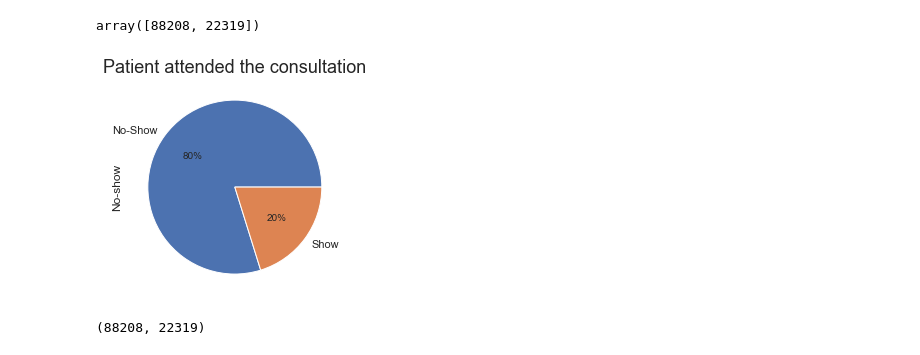
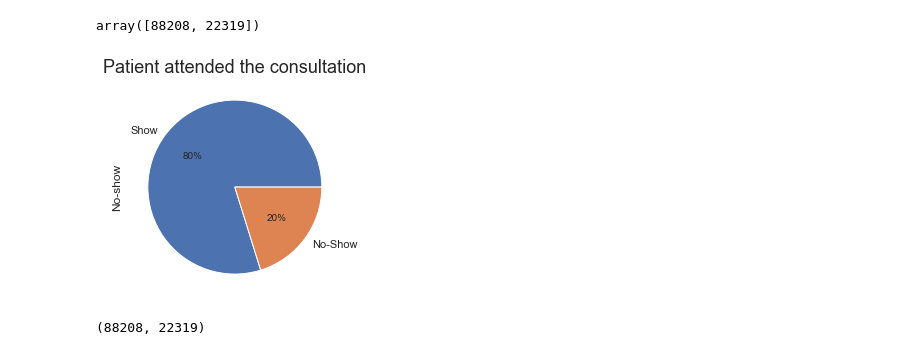
Before and after one commit to ClaytonCoelho/no-show-appointments-data-analysis, a Jupyter notebook: Project No-show Appointments Data Analysis.ipynb, the cells around one changed output. Drawn from its saved outputs; the diff is of its cells as text; code cells hidden in the pictures.

Commit message:
style: Ajuste do Label no plot linha 22
Ajuste do label de "N-Show" e "Show" que estavam invertidos no pieplot da linha 22

```diff
--- a/Project No-show Appointments Data Analysis.ipynb
+++ b/Project No-show Appointments Data Analysis.ipynb
@@ -230,9 +228,9 @@ def pie_plot(df, list_labels, title, title_fontsize=None):
     plt.title(title, fontsize=title_fontsize);
 # %%
 # Visualize percentage composition from column "No-show"
-pie_plot(df['No-show'], ['No-Show', 'Show'], 'Patient attended the consultation', title_fontsize=18)
+pie_plot(df['No-show'], ['Show', 'No-Show'], 'Patient attended the consultation', title_fontsize=18)
 # %% [output]
-[figure, old version]
+[figure, new version]
 # %%
 # Use filters to separate data with values "Yes" and "No"
 no_show = df['No-show'][(df['No-show'] == "Yes")].count()
```
Also changed, not shown: parts of 1 cell of this notebook.
